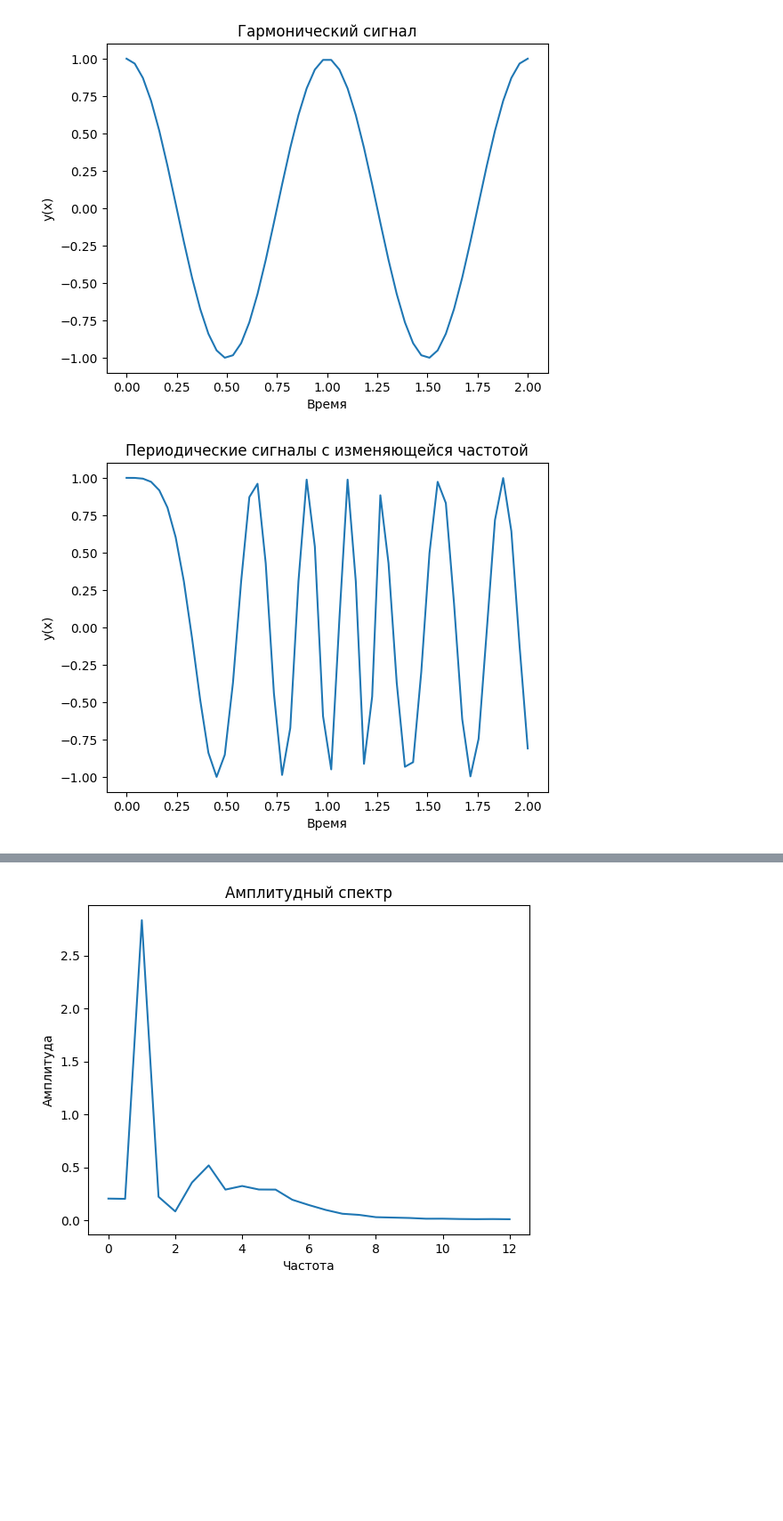
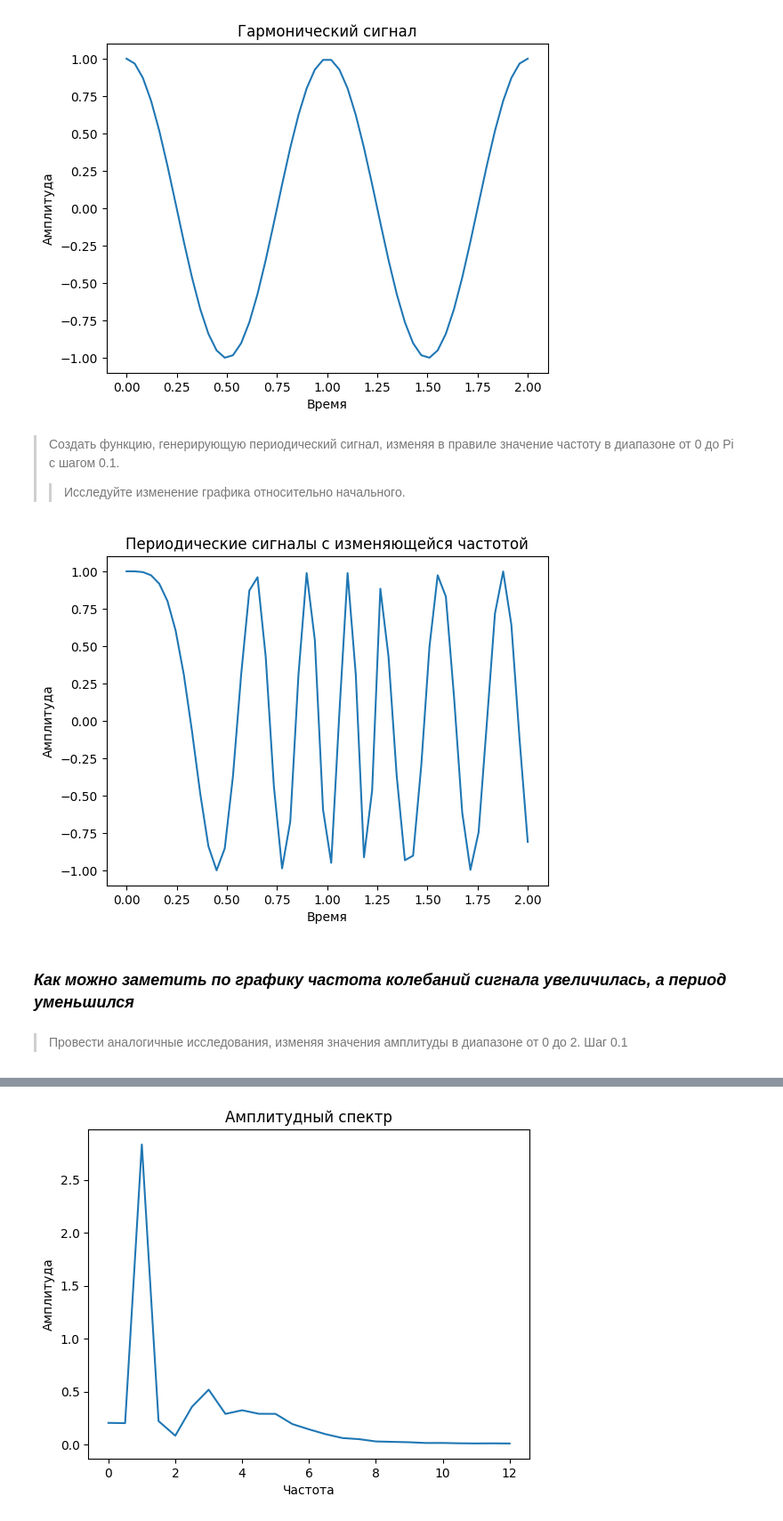
Before and after one commit to bitkyoto/shulz, a Jupyter notebook: main.ipynb, the cells around one changed output, grey strips where cells are left out. Shown at 89% size. Cells and saved outputs as stored; diff of their text form; code cells hidden in the pictures; blank space fills up the shorter version.

```diff
--- a/main.ipynb
+++ b/main.ipynb
@@ -11,33 +3,35 @@
 # %%
 import math
-
-import fft
 import numpy as np
 import matplotlib.pyplot as plt
-
+from scipy.fft import fft, fftfreq
 def y(A, f, t, phi0):
     return A * math.cos(2*math.pi*f*t + phi0)
 
 def generate_periodic_signal():
     # Параметры сигнала
     A = 1
     f = 1
     phi0 = 0
     t = np.linspace(0, 2, 50)
     values = []
     # Генерация сигнала
     for dt in t:
         values.append(y(A, f, dt, phi0))
     return t, values
 # Визуализация сигнала
 t, values = generate_periodic_signal()
 plt.plot(t, values)
 plt.title('Гармонический сигнал')
 plt.xlabel('Время')
-plt.ylabel('y(x)')
+plt.ylabel('Амплитуда')
 plt.show()
 # %% [output]
-[figure, old version]
+[figure, new version]
+# %% [markdown]
+>Создать функцию, генерирующую периодический сигнал, изменяя в правиле значение частоту в диапазоне от 0 до Pi с шагом 0.1.
+>
+>> Исследуйте  изменение графика относительно начального.
 # %%
 def generate_periodic_signal_varying_frequency():
     # Параметры сигнала
@@ -56,10 +50,14 @@ t, values = generate_periodic_signal_varying_frequency()
 plt.plot(t, values)
 plt.title('Периодические сигналы с изменяющейся частотой')
 plt.xlabel('Время')
-plt.ylabel('y(x)')
+plt.ylabel('Амплитуда')
 plt.show()
 # %% [output]
-[figure, old version]
+[figure, new version]
+# %% [markdown]
+### ___Как можно заметить по графику частота колебаний сигнала увеличилась, а период уменьшился___
+# %% [markdown]
+>Провести аналогичные исследования, изменяя значения амплитуды в диапазоне от 0 до 2. Шаг 0.1
 # %%
 def generate_periodic_signal_varying_amplitude():
     A = 0
```
Also changed, not shown: parts of 10 cells of this notebook.
